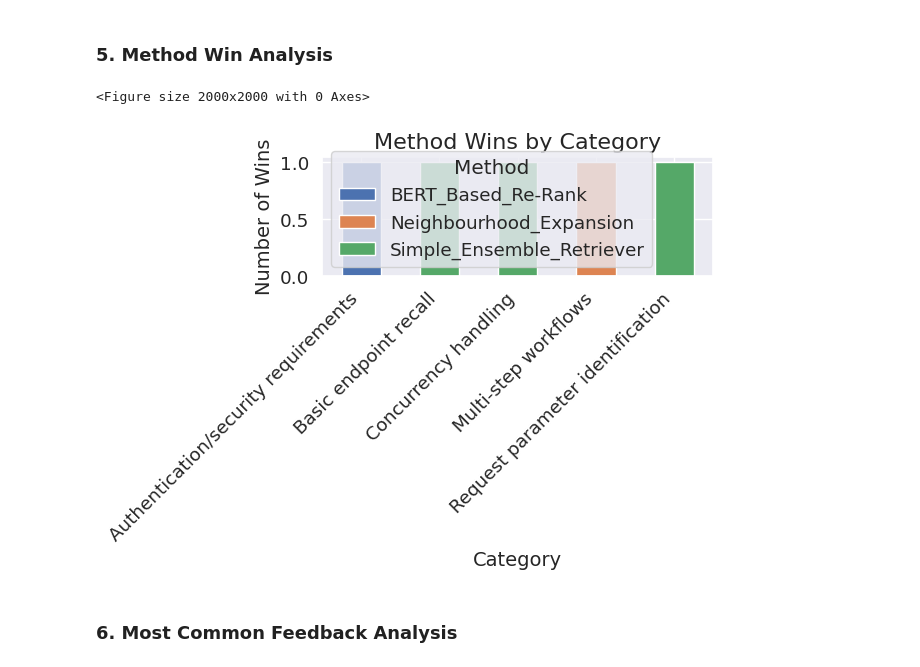
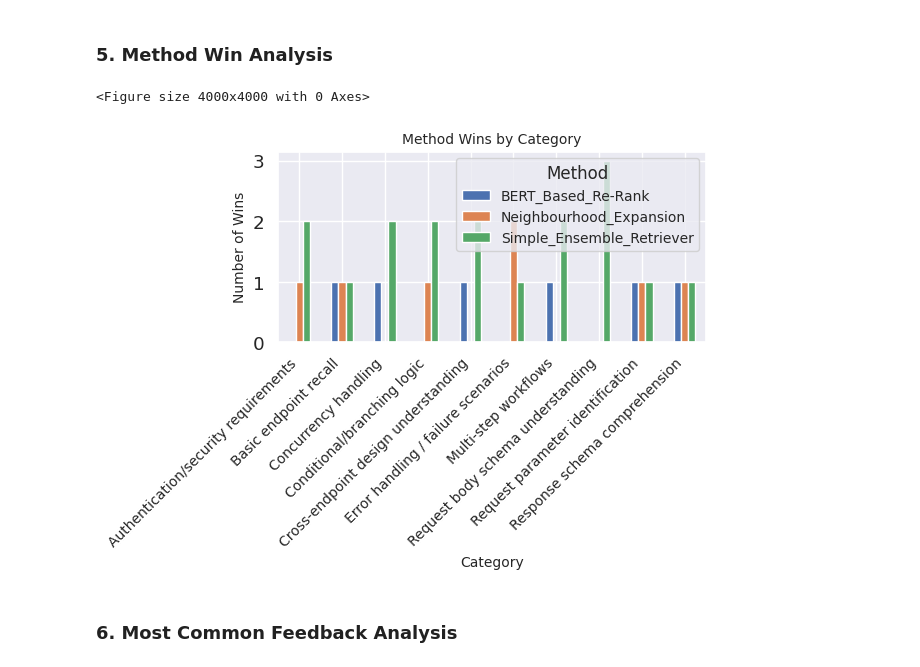
Before and after one commit to Venkata-Thrivedi-WILP/RAG_BOT, a Jupyter notebook: Main_V2.ipynb, the cells around one changed output. Drawn from its saved outputs; the diff is of its cells as text; code cells hidden in the pictures.

```diff
--- a/Main_V2.ipynb
+++ b/Main_V2.ipynb
@@ -44,14 +44,14 @@ embedding_model = HuggingFaceEmbeddings(model_name="all-MiniLM-L6-v2")
 
 # Load pre-existing vector store
 loaded_faiss_store = FAISS.load_local(
-    "/workspaces/RAG_BOT/LocalEmbeddings/Chatgpt_Enriched_Policy_Only_Embedding",
+    "/workspaces/RAG_BOT/LocalEmbeddings/Chatgpt_Enriched_Full_Embedding",
     embedding_model,
     allow_dangerous_deserialization=True
 )
 print("FAISS vector store loaded successfully.")
 
 # Load the chunks also
-chunks = load_chunks_from_disk("/workspaces/RAG_BOT/LocalChunks/document_chunks_20250715_020245.pkl")
+chunks = load_chunks_from_disk("/workspaces/RAG_BOT/LocalChunks/document_chunks_20250719_091443.pkl")
 # %% [output]
 FAISS vector store loaded successfully.
 
@@ -842,7 +840,7 @@ def get_answer_using_bert_based_reordering(query: str, debug=False):
 import json
 
 
-with open("/workspaces/RAG_BOT/Truths/Questions_Sample.json") as f:
+with open("/workspaces/RAG_BOT/Truths/FullQuestions.json") as f:
     questions = json.load(f)
 
 print(f"Loaded {len(questions)} evaluation questions.")
@@ -1144,8 +1145,14 @@ def run_evaluation_parallel(questions, methods_dict, num_samples=None, max_worke
 # %% [markdown]
 ### Run the Evaluation
 # %%
+# results_df = run_evaluation_parallel(questions,
+#                    {"Simple_Ensemble_Retriever": get_answer,
+#                     "Neighbourhood_Expansion" : get_answer_using_neighbourhood,
+#                     "BERT_Based_Re-Rank" : get_answer_using_bert_based_reordering}, num_samples=5, max_workers=2)
+
+
 results_df = run_evaluation_parallel(questions,
                    {"Simple_Ensemble_Retriever": get_answer,
                     "Neighbourhood_Expansion" : get_answer_using_neighbourhood,
-                    "BERT_Based_Re-Rank" : get_answer_using_bert_based_reordering}, num_samples=5)
+                    "BERT_Based_Re-Rank" : get_answer_using_bert_based_reordering}, max_workers=2)
 # %% [output]
@@ -1597,42 +1665,42 @@ def analyze_method_wins(df):
     # Calculate average score if not already present
     score_cols = [col for col in df.columns if col.startswith('score_')]
     if 'avg_score' not in df.columns:
         df['avg_score'] = df[score_cols].mean(axis=1)
 
     # Identify winning method by question
     win_data = []
     for qid in df['question_id'].unique():
         question_df = df[df['question_id'] == qid]
         winner = question_df.loc[question_df['avg_score'].idxmax(), 'method']
         category = question_df['category'].iloc[0]
         difficulty = question_df['difficulty'].iloc[0]
         win_data.append({
             'question_id': qid,
             'winner': winner,
             'category': category,
             'difficulty': difficulty
         })
 
     win_df = pd.DataFrame(win_data)
 
     # Win analysis by category
     cat_wins = pd.crosstab(win_df['category'], win_df['winner'])
 
-    plt.figure(figsize=(20, 20))
-    cat_wins.plot(kind='bar', stacked=True)
-    plt.title('Method Wins by Category', fontsize=16)
-    plt.xlabel('Category', fontsize=14)
-    plt.ylabel('Number of Wins', fontsize=14)
-    plt.xticks(rotation=45, ha='right')
-    plt.legend(title='Method')
+    plt.figure(figsize=(40, 40))
+    cat_wins.plot(kind='bar')
+    plt.title('Method Wins by Category', fontsize=10)
+    plt.xlabel('Category', fontsize=10)
+    plt.ylabel('Number of Wins', fontsize=10)
+    plt.xticks(rotation=45, ha='right', fontsize=10)
+    plt.legend(title='Method', fontsize=10, title_fontsize=12)
     plt.tight_layout()
     plt.show()
 
 # Call the function
 analyze_method_wins(results_df)
 # %% [output]
-<Figure size 2000x2000 with 0 Axes>
+<Figure size 4000x4000 with 0 Axes>
-[figure, old version]
+[figure, new version]
 # %% [markdown]
 ### 6. Most Common Feedback Analysis
 # %%
```
Also changed, not shown: parts of 12 cells of this notebook, 5 other files.
